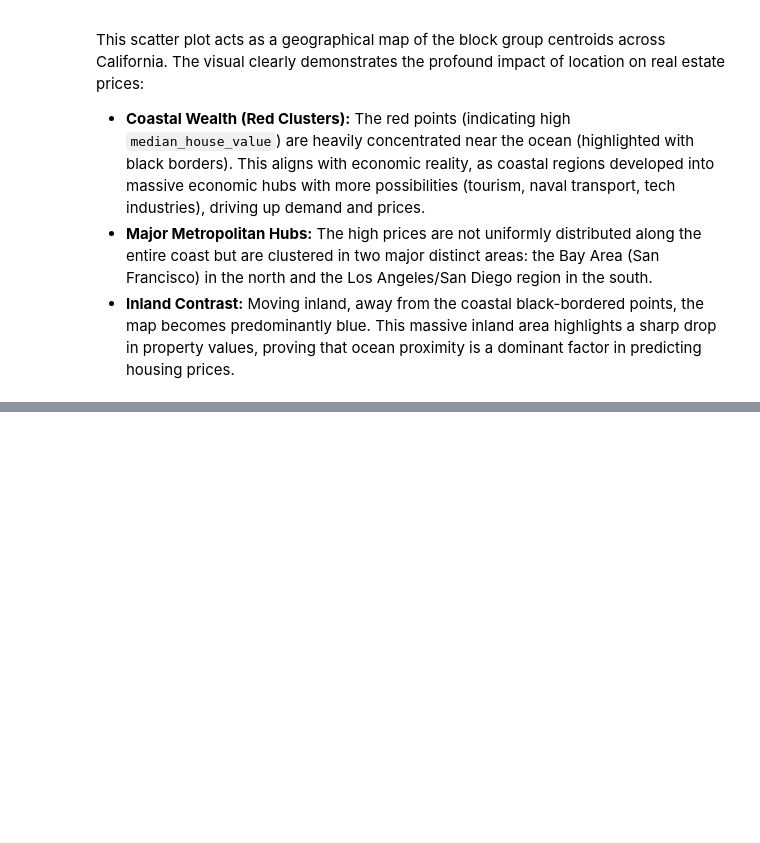
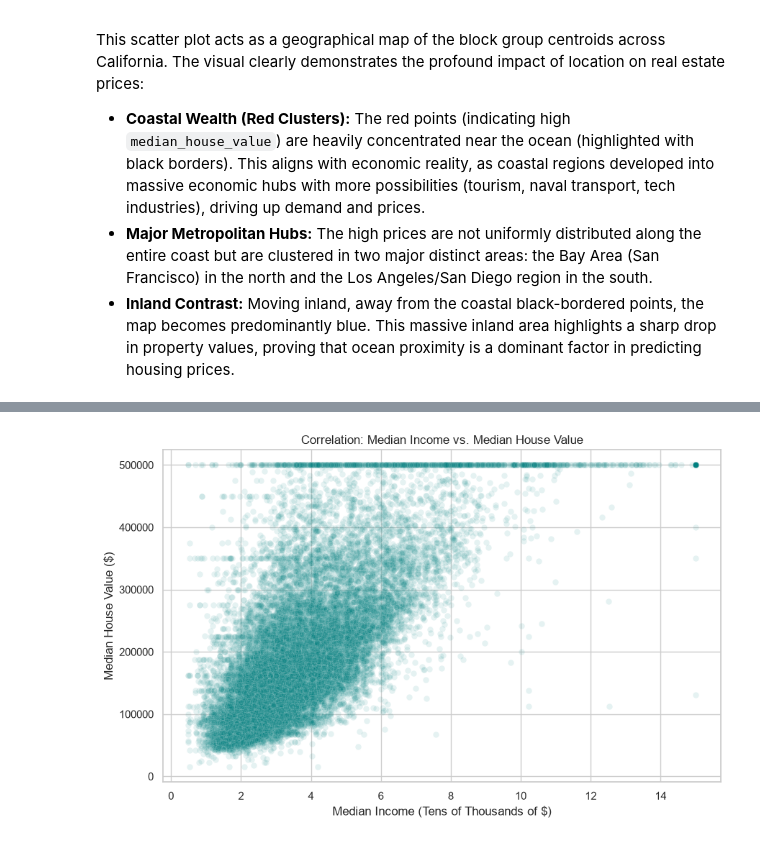
Before and after one commit to kovexison/Practica-AI, a Jupyter notebook: 01-ML-Regression/house_pricing.ipynb, the cells around one changed output, grey strips where cells are left out. Saved outputs shown, nothing was run; the diff lists cells and outputs as text; code cells hidden in the pictures; blank space fills up the shorter version.

```diff
--- a/01-ML-Regression/house_pricing.ipynb
+++ b/01-ML-Regression/house_pricing.ipynb
@@ -196,0 +229,23 @@ plt.show()
+# %%
+# Set the visual space
+plt.figure(figsize=(10, 6))
+sns.set_theme(style="whitegrid")
+
+# Create the scatter plot with transparency to handle overplotting
+sns.scatterplot(
+    data=df,
+    x='median_income',
+    y='median_house_value',
+    alpha=0.1,         # Low alpha is crucial here to see density
+    color='teal'
+)
+
+# Add titles and labels
+plt.title('Correlation: Median Income vs. Median House Value')
+plt.xlabel('Median Income (Tens of Thousands of $)')
+plt.ylabel('Median House Value ($)')
+
+# Display the plot
+plt.show()
+# %% [output]
+[figure, added]
```
Also changed, not shown: parts of 9 cells of this notebook.
